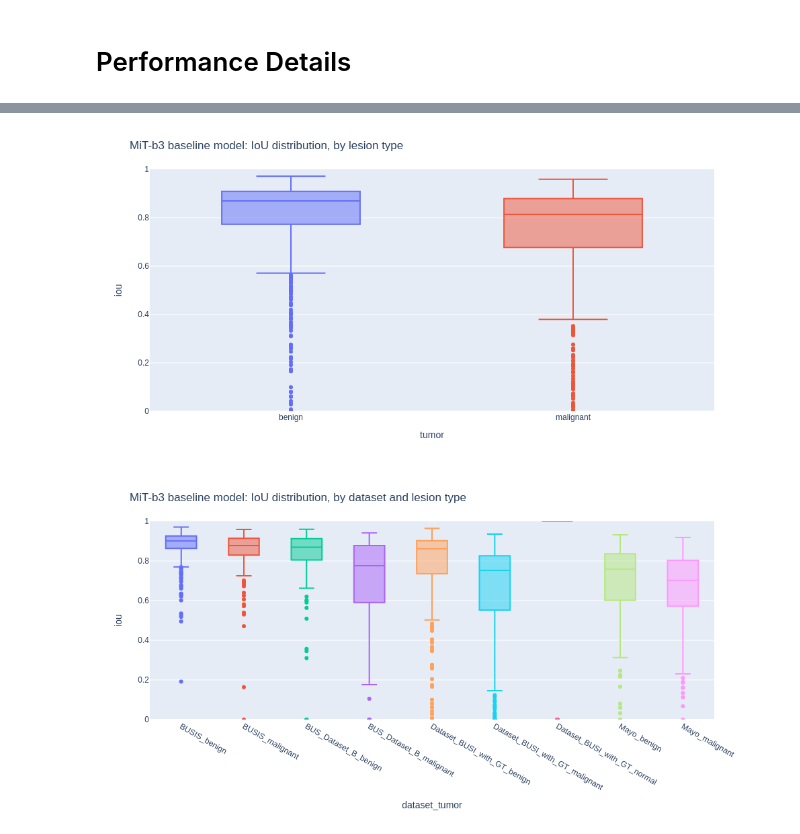
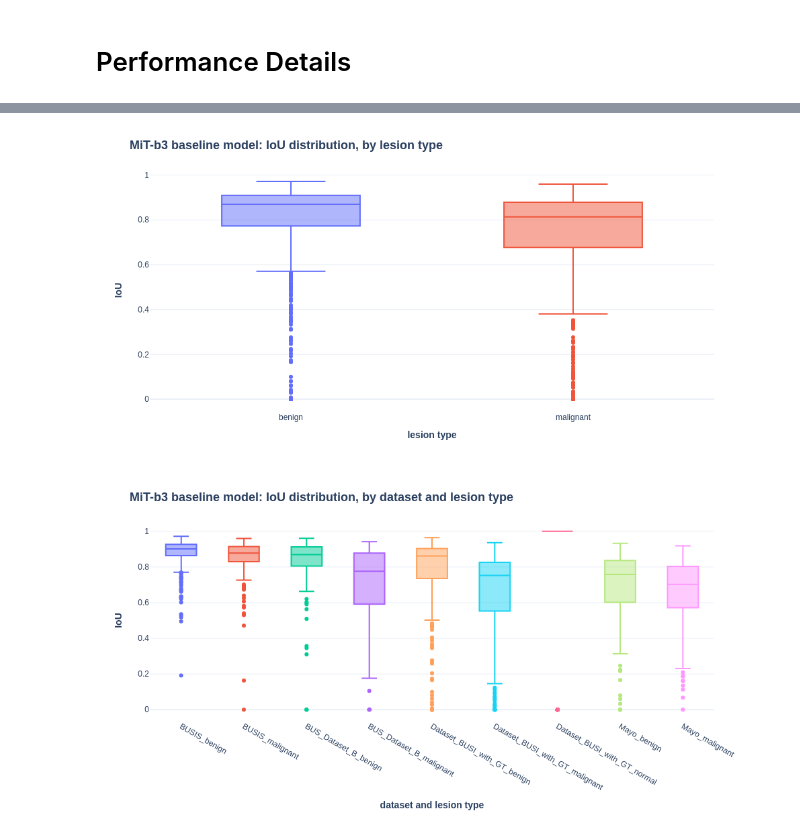
Before and after one commit to FlorinAndrei/segmentation_click_train, a Jupyter notebook: visualize_performance.ipynb, the cells around one changed output, grey strips where cells are left out. Cells and saved outputs as stored; diff of their text form; code cells hidden in the pictures.

```diff
--- a/visualize_performance.ipynb
+++ b/visualize_performance.ipynb
@@ -132,31 +138,42 @@ _ = px.box(
     x="tumor",
     color="tumor",
     y="iou",
-    range_y=[0, 1],
     width=1000,
     height=500,
 ).update_layout(
-    showlegend=False, title="MiT-b3 baseline model: IoU distribution, by lesion type"
+    showlegend=False,
+    title=dict(
+        text="<b>MiT-b3 baseline model: IoU distribution, by lesion type</b>",
+        font=dict(size=18),
+    ),
+    template="plotly_white",
+    xaxis_title="<b>lesion type</b>",
+    yaxis_title="<b>IoU</b>",
 )
 _.show("png")
 # %% [output]
-[figure, old version]
+[figure, new version]
 # %%
 _ = px.box(
     data_frame=image_performance.query("model == 'mit-b3' and training == 'baseline'")[
         ["dataset_tumor", "iou"]
     ],
     x="dataset_tumor",
     color="dataset_tumor",
     y="iou",
-    range_y=[0, 1],
     width=1000,
     height=500,
 ).update_layout(
     showlegend=False,
-    title="MiT-b3 baseline model: IoU distribution, by dataset and lesion type",
+    title=dict(
+        text="<b>MiT-b3 baseline model: IoU distribution, by dataset and lesion type</b>",
+        font=dict(size=18),
+    ),
+    template="plotly_white",
+    xaxis_title="<b>dataset and lesion type</b>",
+    yaxis_title="<b>IoU</b>",
 )
 _.show("png")
 # %% [output]
-[figure, old version]
+[figure, new version]
 # %%
```
Also changed, not shown: parts of 2 cells of this notebook, 2 other files.
